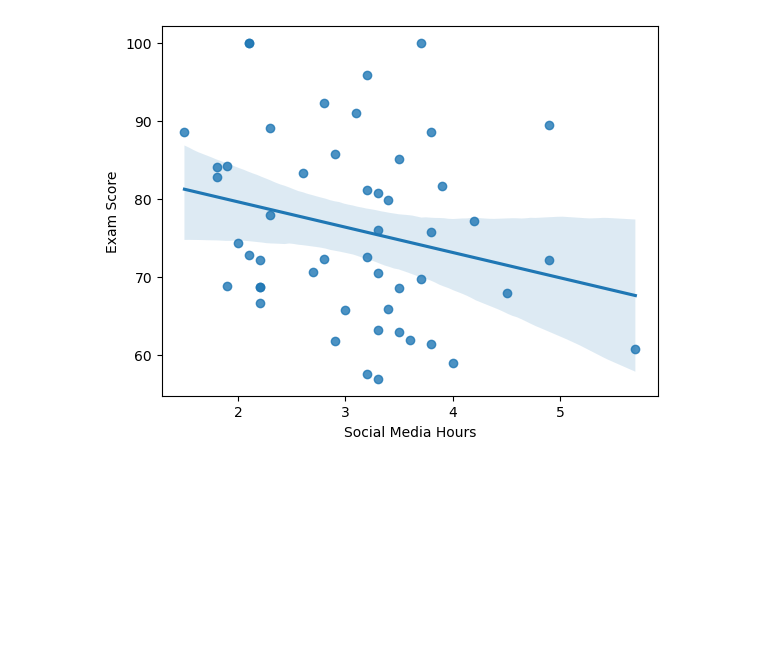
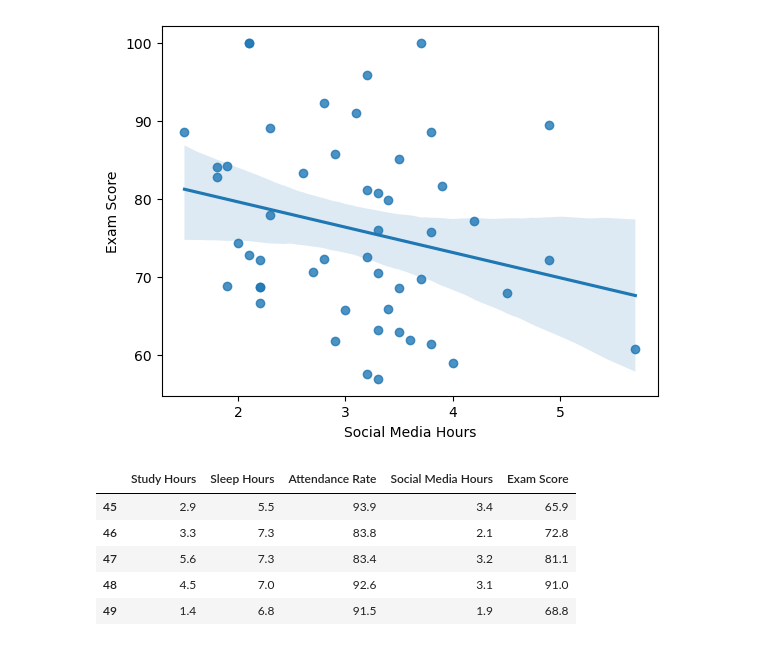
Before and after one commit to AbdullahTurgut/Machine-Learning, a Jupyter notebook: 2- MultipleLinearRegression.ipynb, the cells around one changed output. Cells and saved outputs as stored; diff of their text form; code cells hidden in the pictures; blank space fills up the shorter version.

```diff
--- a/2- MultipleLinearRegression.ipynb
+++ b/2- MultipleLinearRegression.ipynb
@@ -93,3 +93,12 @@ sns.regplot(x=df['Social Media Hours'], y=df['Exam Score'])
 plt.show()
 # %% [output]
 [figure]
+# %%
+df.tail()
+# %% [output]
+|  | Study Hours | Sleep Hours | Attendance Rate | Social Media Hours | Exam Score |
+| 45 | 2.9 | 5.5 | 93.9 | 3.4 | 65.9 |
+| 46 | 3.3 | 7.3 | 83.8 | 2.1 | 72.8 |
+| 47 | 5.6 | 7.3 | 83.4 | 3.2 | 81.1 |
+| 48 | 4.5 | 7.0 | 92.6 | 3.1 | 91.0 |
+| 49 | 1.4 | 6.8 | 91.5 | 1.9 | 68.8 |
```
Also changed, not shown: parts of 18 cells of this notebook.
